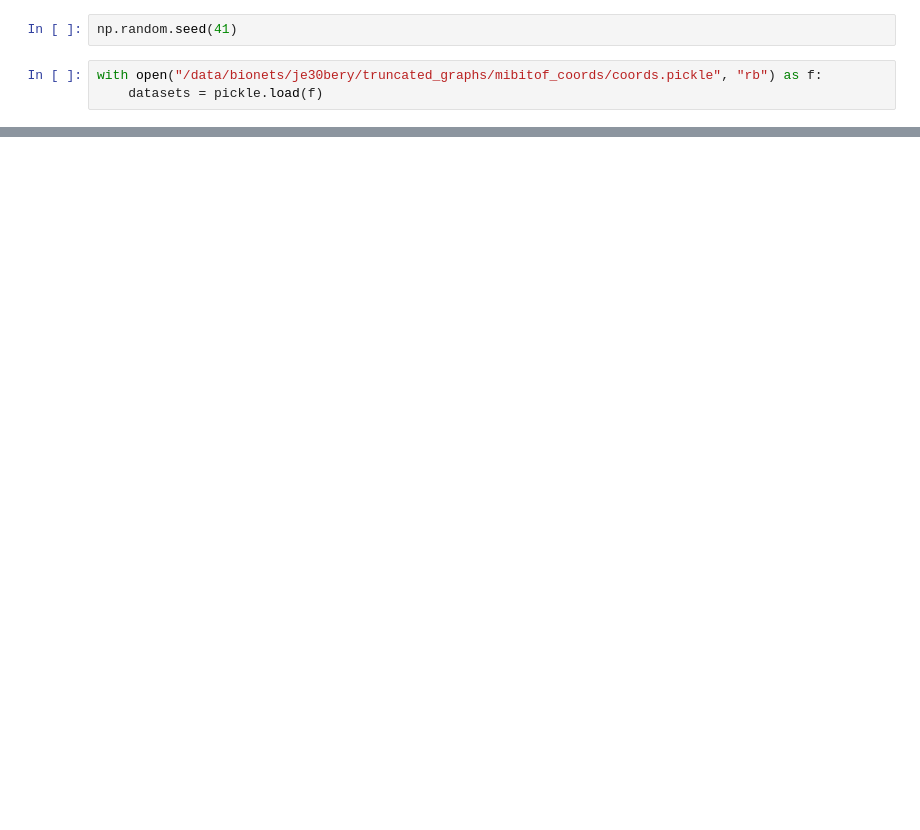
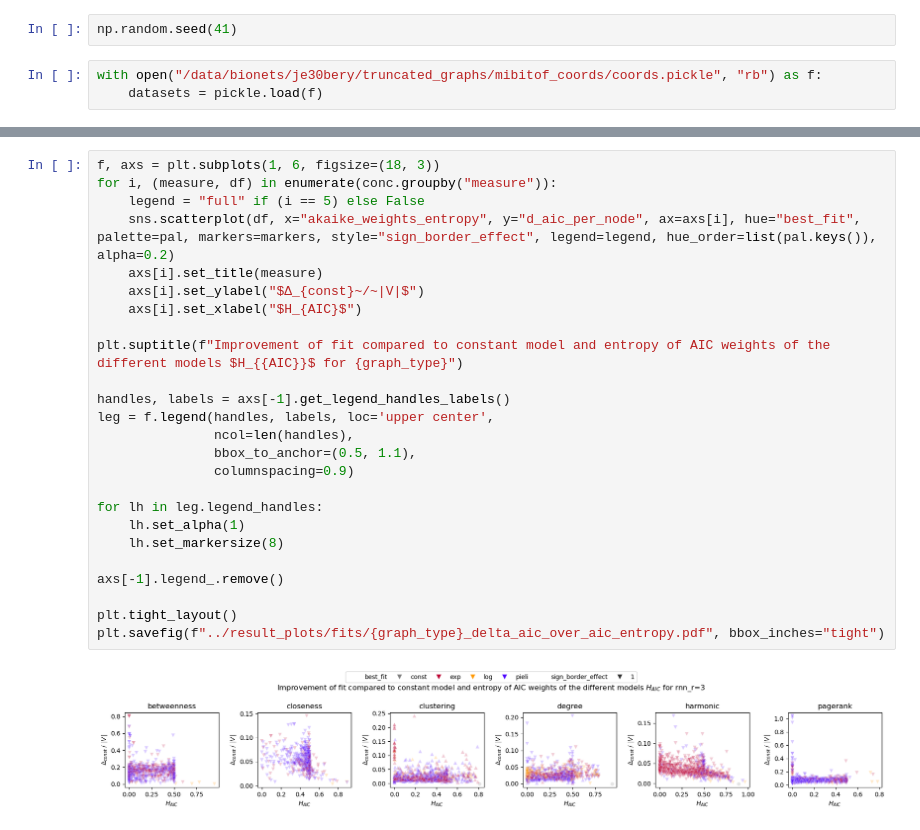
Before and after one commit to uderhardtlab/truncated_graphs, a Jupyter notebook: notebooks/1_del_centralities.ipynb, the cells around one changed output, grey strips where cells are left out. Drawn from its saved outputs; the diff is of its cells as text; blank space fills up the shorter version.

```diff
--- a/notebooks/1_del_centralities.ipynb
+++ b/notebooks/1_del_centralities.ipynb
@@ -220,0 +119,27 @@ relative_likelihood(C_true=C_true, C_model=C_pieli, C_baseline=C_log)
+# %%
+f, axs = plt.subplots(1, 6, figsize=(18, 3))
+for i, (measure, df) in enumerate(conc.groupby("measure")):
+    legend = "full" if (i == 5) else False
+    sns.scatterplot(df, x="akaike_weights_entropy", y="d_aic_per_node", ax=axs[i], hue="best_fit", palette=pal, markers=markers, style="sign_border_effect", legend=legend, hue_order=list(pal.keys()), alpha=0.2)
+    axs[i].set_title(measure)
+    axs[i].set_ylabel("$Δ_{const}~/~|V|$")
+    axs[i].set_xlabel("$H_{AIC}$")
+
+plt.suptitle(f"Improvement of fit compared to constant model and entropy of AIC weights of the different models $H_{{AIC}}$ for {graph_type}")
+
+handles, labels = axs[-1].get_legend_handles_labels()
+leg = f.legend(handles, labels, loc='upper center',
+               ncol=len(handles),
+               bbox_to_anchor=(0.5, 1.1),
+               columnspacing=0.9)
+
+for lh in leg.legend_handles:
+    lh.set_alpha(1)
+    lh.set_markersize(8)
+
+axs[-1].legend_.remove()
+
+plt.tight_layout()
+plt.savefig(f"../result_plots/fits/{graph_type}_delta_aic_over_aic_entropy.pdf", bbox_inches="tight")
+# %% [output]
+[figure, added]
```
Also changed, not shown: parts of 33 cells of this notebook, 3 other files.
